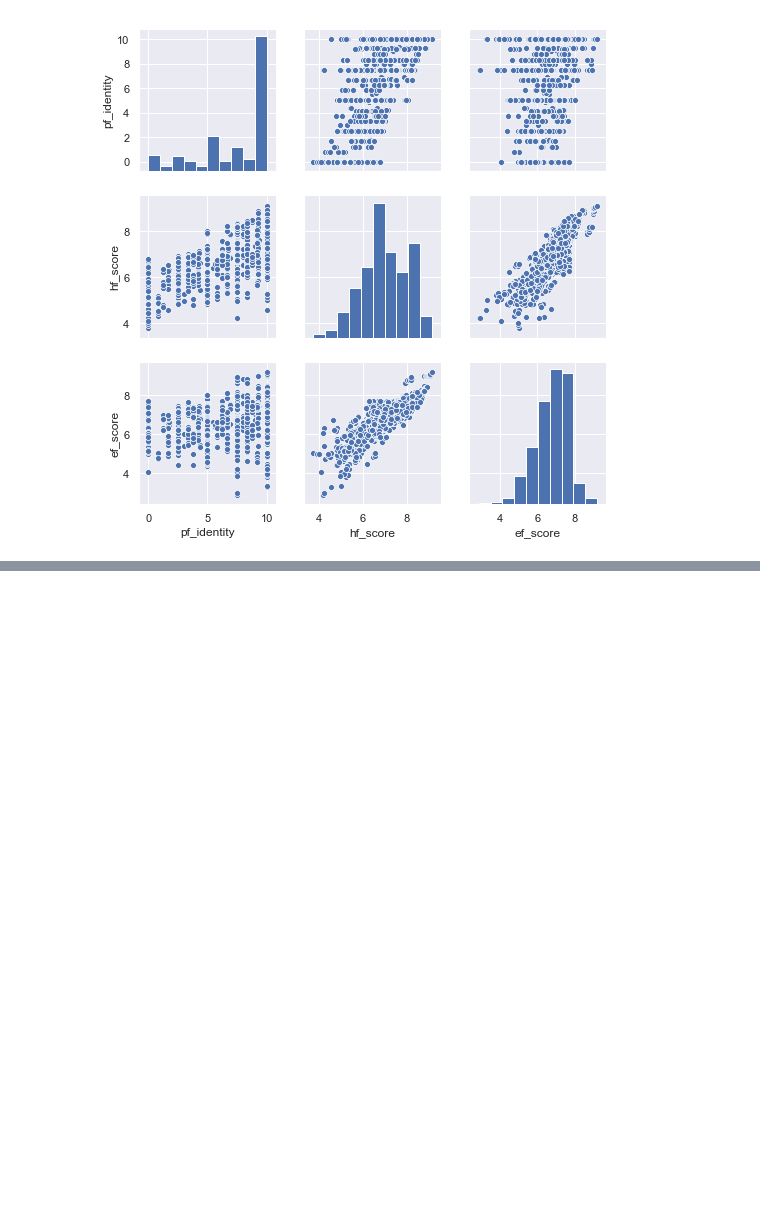
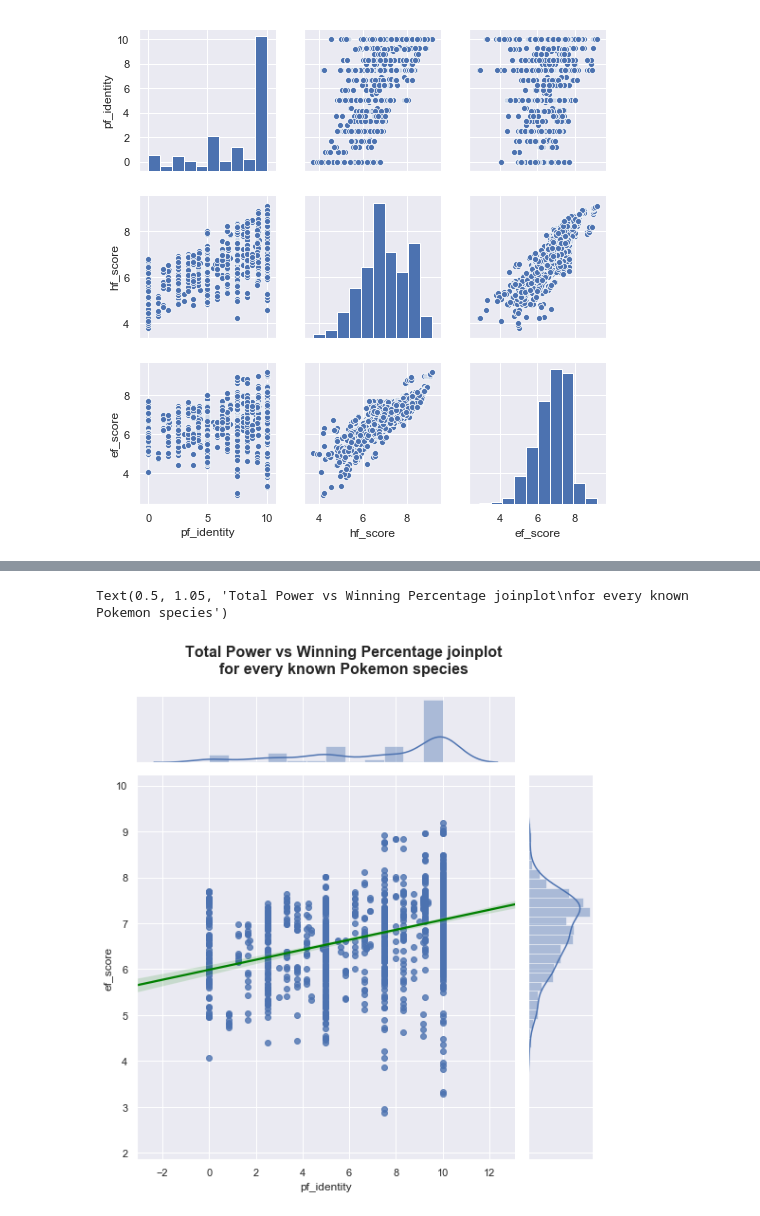
Before and after one commit to lvc0107/diplodatos, a Jupyter notebook: notebooks/practico1.ipynb, the cells around one changed output, grey strips where cells are left out. Cells and saved outputs as stored; diff of their text form; code cells hidden in the pictures; blank space fills up the shorter version.

```diff
--- a/notebooks/practico1.ipynb
+++ b/notebooks/practico1.ipynb
@@ -609,0 +621,10 @@ plt.show()
+# %%
+g = sb.jointplot(dataset['pf_identity'], y=dataset['ef_score'],
+                  data=dataset, kind="reg",
+                  line_kws={'color':'green'})
+g.fig.set_size_inches(8, 8)
+g.fig.suptitle("Total Power vs Winning Percentage joinplot\nfor every known Pokemon species",
+               fontsize=16, weight="bold", y=1.05)
+# %% [output]
+Text(0.5, 1.05, 'Total Power vs Winning Percentage joinplot\nfor every known Pokemon species')
+[figure, added]
```
Also changed, not shown: parts of 3 cells of this notebook.
